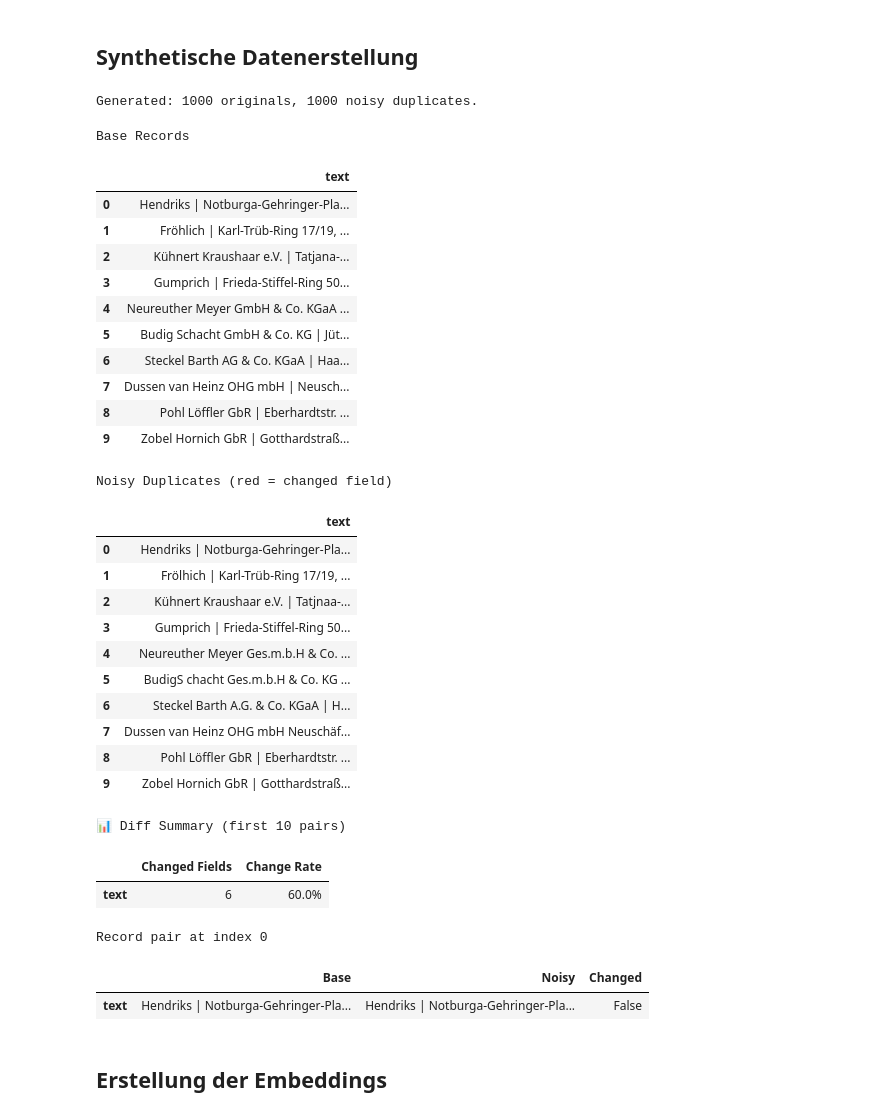
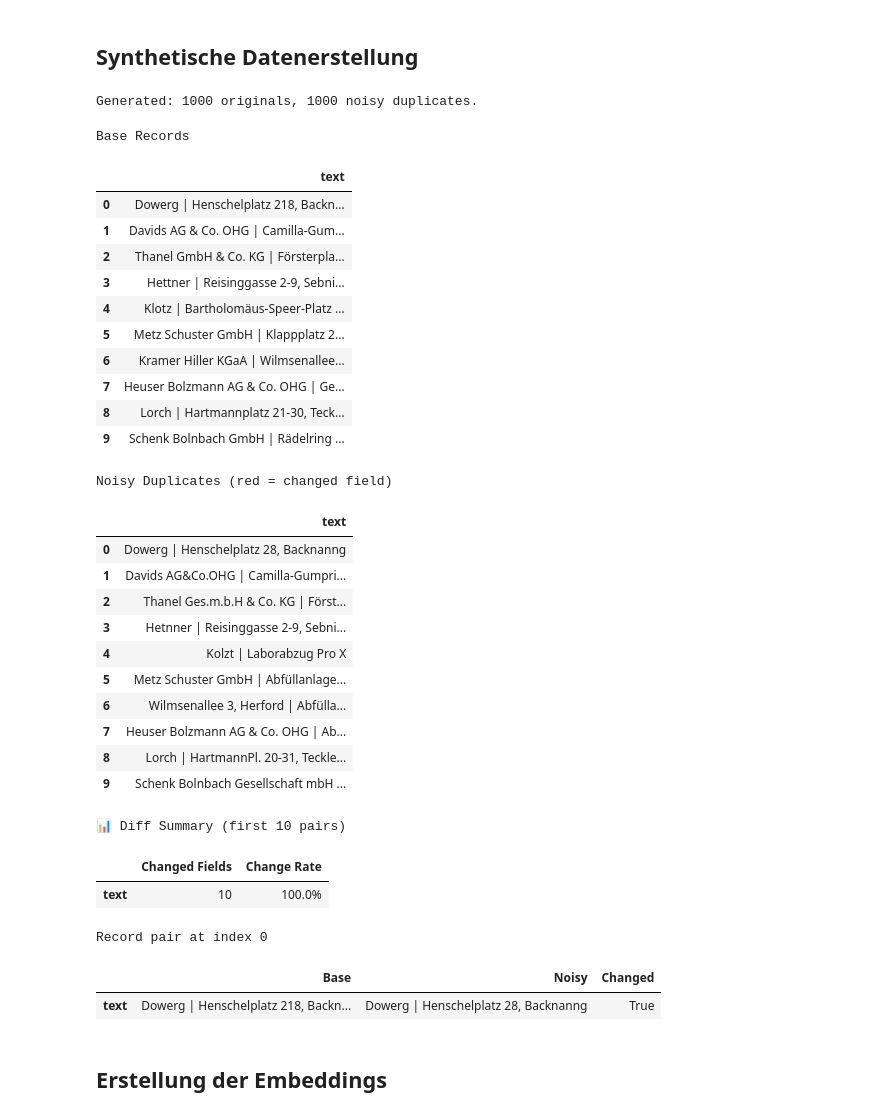
Before and after one commit to F1nnSBK/Entitiy-Resolution, a Jupyter notebook: entity_resolution.ipynb, the cells around one changed output. Cells and saved outputs as stored; diff of their text form; code cells hidden in the pictures.

```diff
--- a/entity_resolution.ipynb
+++ b/entity_resolution.ipynb
@@ -38,12 +38,15 @@ Device      : mps
 # %% [markdown]
 ## Synthetische Datenerstellung
 # %%
-from DataProvider import data_generator
+from DataProvider import SAPMasterDataGenerator
 from IPython.display import display
 
+generator = SAPMasterDataGenerator(42)
+
 def generate_data(n):
-    df_base = data_generator.generate_base_data(n=n)
-    df_noisy = data_generator.generate_noisy_duplicates(df_base)
+
+    df_base = generator.generate_base_data(n=n)
+    df_noisy = generator.generate_noisy_duplicates(df_base)
     print(f"Generated: {len(df_base)} originals, {len(df_noisy)} noisy duplicates.")
     return df_base, df_noisy
 
@@ -97,59 +100,59 @@ def show_diff_summary(diff_mask):
 
 
 def show_side_by_side_pair(df_base, df_noisy, idx=0):
     shared_cols = [c for c in df_base.columns if c in df_noisy.columns]
     row_base = df_base.iloc[idx][shared_cols]
     row_noisy = df_noisy.iloc[idx][shared_cols]
 
     comparison = pd.DataFrame({"Base": row_base, "Noisy": row_noisy})
     comparison["Changed"] = comparison["Base"] != comparison["Noisy"]
 
     display(
         comparison.style
         .apply(lambda row: [
             "", "",
             "color: red; font-weight: bold" if row["Changed"] else "color: green"
         ], axis=1)
         .set_caption(f"Record pair at index {idx}")
     )
 
 
 df_base, df_noisy = generate_data(n=1_000)
 diff_mask = highlight_differences(df_base, df_noisy, n_samples=10)
 show_diff_summary(diff_mask)
 show_side_by_side_pair(df_base, df_noisy, idx=0)
 # %% [output]
 Generated: 1000 originals, 1000 noisy duplicates.
 Base Records
 |  | text |
-| 0 | Hendriks | Notburga-Gehringer-Pla... |
-| 1 | Fröhlich | Karl-Trüb-Ring 17/19, ... |
-| 2 | Kühnert Kraushaar e.V. | Tatjana-... |
-| 3 | Gumprich | Frieda-Stiffel-Ring 50... |
-| 4 | Neureuther Meyer GmbH & Co. KGaA ... |
-| 5 | Budig Schacht GmbH & Co. KG | Jüt... |
-| 6 | Steckel Barth AG & Co. KGaA | Haa... |
-| 7 | Dussen van Heinz OHG mbH | Neusch... |
-| 8 | Pohl Löffler GbR | Eberhardtstr. ... |
-| 9 | Zobel Hornich GbR | Gotthardstraß... |
+| 0 | Dowerg | Henschelplatz 218, Backn... |
+| 1 | Davids AG & Co. OHG | Camilla-Gum... |
+| 2 | Thanel GmbH & Co. KG | Försterpla... |
+| 3 | Hettner | Reisinggasse 2-9, Sebni... |
+| 4 | Klotz | Bartholomäus-Speer-Platz ... |
+| 5 | Metz Schuster GmbH | Klappplatz 2... |
+| 6 | Kramer Hiller KGaA | Wilmsenallee... |
+| 7 | Heuser Bolzmann AG & Co. OHG | Ge... |
+| 8 | Lorch | Hartmannplatz 21-30, Teck... |
+| 9 | Schenk Bolnbach GmbH | Rädelring ... |
 Noisy Duplicates (red = changed field)
 |  | text |
-| 0 | Hendriks | Notburga-Gehringer-Pla... |
-| 1 | Frölhich | Karl-Trüb-Ring 17/19, ... |
-| 2 | Kühnert Kraushaar e.V. | Tatjnaa-... |
-| 3 | Gumprich | Frieda-Stiffel-Ring 50... |
-| 4 | Neureuther Meyer Ges.m.b.H & Co. ... |
-| 5 | BudigS chacht Ges.m.b.H & Co. KG ... |
-| 6 | Steckel Barth A.G. & Co. KGaA | H... |
-| 7 | Dussen van Heinz OHG mbH Neuschäf... |
-| 8 | Pohl Löffler GbR | Eberhardtstr. ... |
-| 9 | Zobel Hornich GbR | Gotthardstraß... |
+| 0 | Dowerg | Henschelplatz 28, Backnanng |
+| 1 | Davids AG&Co.OHG | Camilla-Gumpri... |
+| 2 | Thanel Ges.m.b.H & Co. KG | Först... |
+| 3 | Hetnner | Reisinggasse 2-9, Sebni... |
+| 4 | Kolzt | Laborabzug Pro X |
+| 5 | Metz Schuster GmbH | Abfüllanlage... |
+| 6 | Wilmsenallee 3, Herford | Abfülla... |
+| 7 | Heuser Bolzmann AG & Co. OHG | Ab... |
+| 8 | Lorch | HartmannPl. 20-31, Teckle... |
+| 9 | Schenk Bolnbach Gesellschaft mbH ... |
 📊 Diff Summary (first 10 pairs)
 |  | Changed Fields | Change Rate |
-| text | 6 | 60.0% |
+| text | 10 | 100.0% |
 Record pair at index 0
 |  | Base | Noisy | Changed |
-| text | Hendriks | Notburga-Gehringer-Pla... | Hendriks | Notburga-Gehringer-Pla... | False |
+| text | Dowerg | Henschelplatz 218, Backn... | Dowerg | Henschelplatz 28, Backnanng | True |
 # %% [markdown]
 ## Erstellung der Embeddings
 # %%
```
Also changed, not shown: parts of 2 cells of this notebook, 2 other files.
